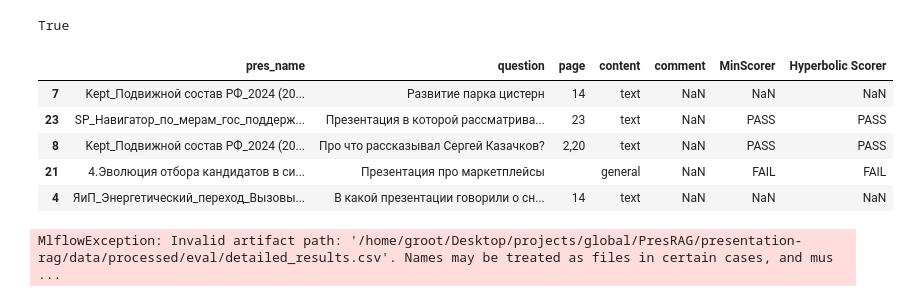
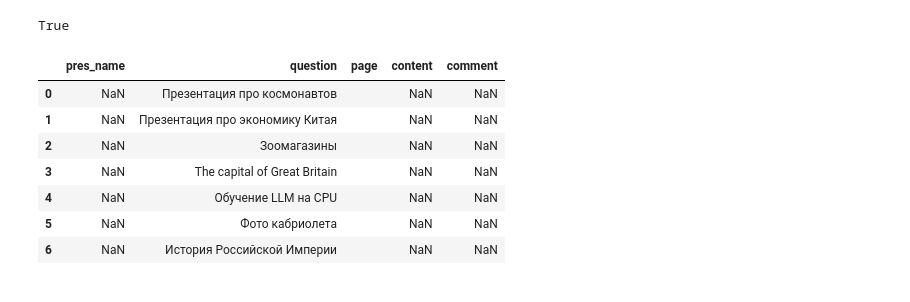
Before and after one commit to tambovtsev-io/presentation-search, a Jupyter notebook: notebooks/evaluation/eval_mlflow.ipynb, the cells around one changed output. Cells and saved outputs as stored; diff of their text form; code cells hidden in the pictures.

Commit message:
feat: setup mlflow evaluation

```diff
--- a/notebooks/evaluation/eval_mlflow.ipynb
+++ b/notebooks/evaluation/eval_mlflow.ipynb
@@ -27,38 +27,42 @@ mlflow.langchain.autolog()
 project_config = Config()
 llm = project_config.model_config.load_vsegpt(model="openai/gpt-4o-mini")
 embeddings = project_config.embedding_config.load_vsegpt()
+embeddings = project_config.embedding_config.load_openai()
 
 storage = ChromaSlideStore(collection_name="pres0", embedding_model=embeddings)
 
-db_path = project_config.navigator.processed / "eval" / "mlruns.db"
+db_path = project_config.navigator.processed / "eval" / "runs" / "mlruns.db"
+artifacts_path = project_config.navigator.processed / "eval" / "artifacts"
 eval_config = EvaluationConfig(
-    experiment_name="PresRetrieve_mlflow",
-    metrics=["presentation_match", "page_match"],
+    experiment_name="PresRetrieve_noanswer",
+    metrics=["presentation_match"],
     scorers=[MinScorer(), HyperbolicScorer()],
-    tracking_uri=f"sqlite:////{db_path}",
+
 )
 
 evaluator = RAGEvaluator(
     storage=storage,
     config=eval_config,
-    # llm=llm
+    llm=llm
 )
 # %%
 from IPython.display import display
 # Load questions
 sheet_id = os.environ["BENCHMARK_SPREADSHEET_ID"]
-df = evaluator.load_questions_from_sheet(sheet_id)
+gids = {
+    "NoAnswer": "1219206941"
+}
+df = evaluator.load_questions_from_sheet(sheet_id, gid=gids["NoAnswer"])
 
 df_eval = df.sample(5)
+df_eval = df.copy()
 display(df_eval)
-
-# Run evaluation
-evaluator.run_evaluation(df_eval)
 # %% [output]
-|  | pres_name | question | page | content | comment | MinScorer | Hyperbolic Scorer |
-| 7 | Kept_Подвижной состав РФ_2024 (20... | Развитие парка цистерн | 14 | text | NaN | NaN | NaN |
-| 23 | SP_Навигатор_по_мерам_гос_поддерж... | Презентация в которой рассматрива... | 23 | text | NaN | PASS | PASS |
-| 8 | Kept_Подвижной состав РФ_2024 (20... | Про что рассказывал Сергей Казачков? | 2,20 | text | NaN | PASS | PASS |
-| 21 | 4.Эволюция отбора кандидатов в си... | Презентация про маркетплейсы |  | general | NaN | FAIL | FAIL |
-| 4 | ЯиП_Энергетический_переход_Вызовы... | В какой презентации говорили о сн... | 14 | text | NaN | NaN | NaN |
+|  | pres_name | question | page | content | comment |
+| 0 | NaN | Презентация про космонавтов |  | NaN | NaN |
+| 1 | NaN | Презентация про экономику Китая |  | NaN | NaN |
+| 2 | NaN | Зоомагазины |  | NaN | NaN |
+| 3 | NaN | The capital of Great Britain |  | NaN | NaN |
+| 4 | NaN | Обучение LLM на CPU |  | NaN | NaN |
+| 5 | NaN | Фото кабриолета |  | NaN | NaN |
+| 6 | NaN | История Российской Империи |  | NaN | NaN |
-MlflowException: Invalid artifact path: '/home/groot/Desktop/projects/global/PresRAG/presentation-rag/data/processed/eval/detailed_results.csv'. Names may be treated as files in certain cases, and mus ...
```
Also changed, not shown: parts of 2 cells of this notebook, 5 other files.
